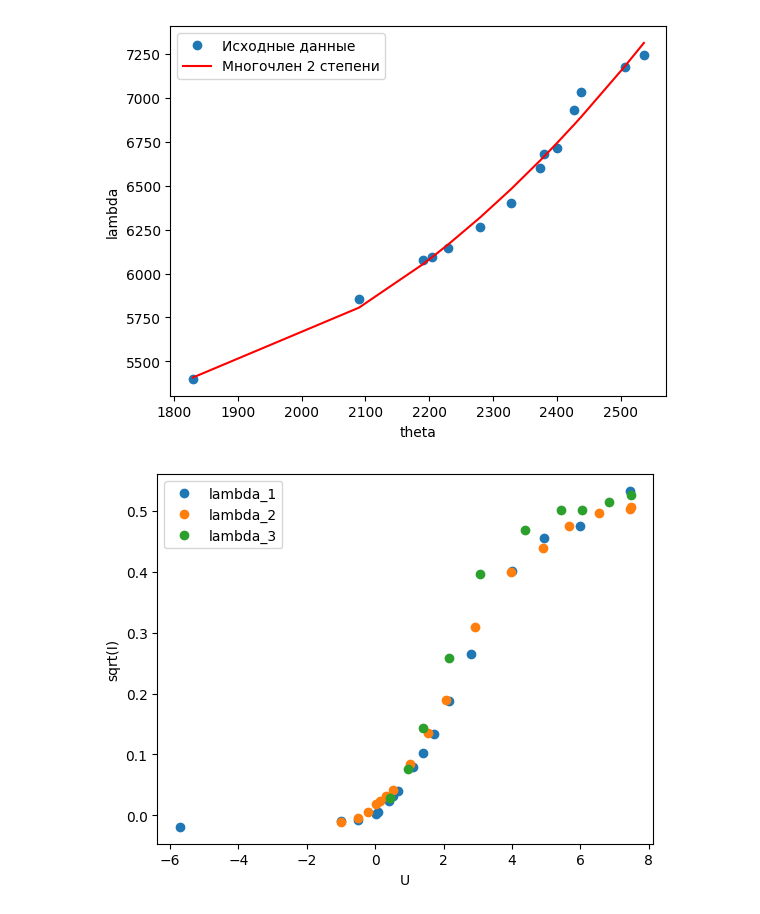
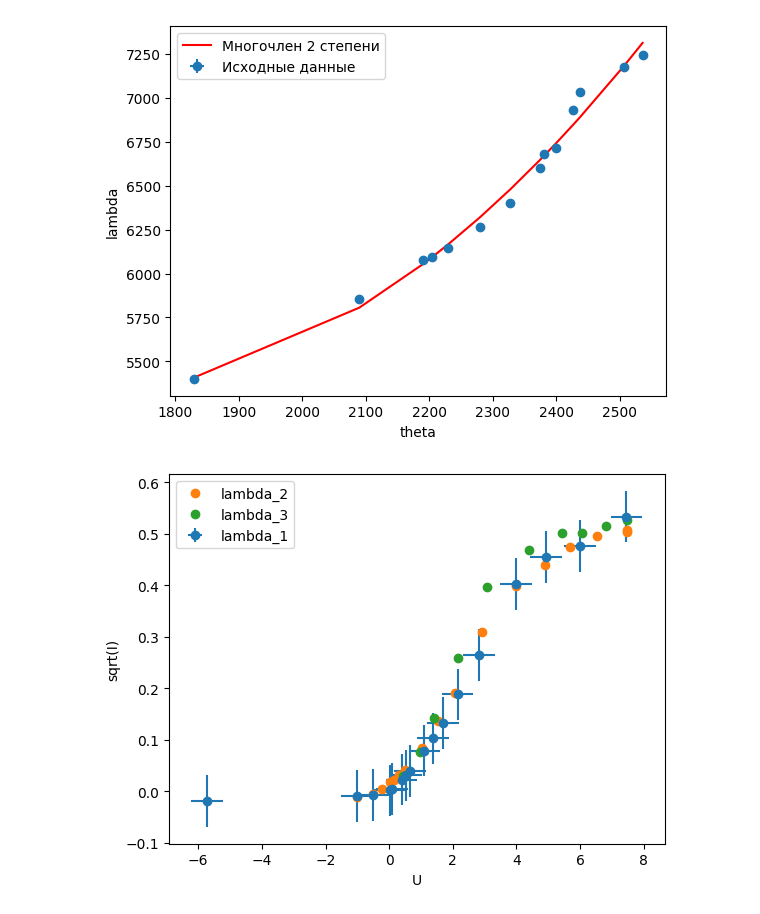
Before and after one commit to MariaKlimenteva/lab_work, a Jupyter notebook: 1.1.ipynb, the cells around one changed output. Saved outputs shown, nothing was run; the diff lists cells and outputs as text; code cells hidden in the pictures.

```diff
--- a/1.1.ipynb
+++ b/1.1.ipynb
@@ -14,8 +51,10 @@ angle_ = [2536, 2506, 2438, 2427, 2400, 2380, 2374, 2328, 2280, 2230, 2204, 2190
 z = np.polyfit(angle_, lambda_, 2)
 p = np.poly1d(z)
 
+err_x = [2, 2, 2, 2, 2, 2, 2, 2, 2, 2, 2, 2, 2, 2]
+
 # Создаем график
-plt.plot(angle_, lambda_, 'o', label='Исходные данные')
+plt.errorbar(angle_, lambda_, xerr=err_x, yerr=0, fmt='o', label='Исходные данные')
 plt.plot(angle_, p(angle_), 'r-', label='Многочлен 2 степени')
 
 # Добавляем подписи осей и легенду
@@ -26,29 +65,32 @@ plt.legend()
 # Отображаем график
 plt.show()
 # %% [output]
-[figure, old version]
+[figure, new version]
 # %%
 sqrtI_1 = [0.533, 0.476, 0.455, 0.402, 0.265, 0.186+0.002, 0.131+0.002, 0.101+0.002, 0.077+0.002, 0.038+0.002, 0.029+0.002, 0.021+0.002, 0.003+0.002, 0+0.002, -0.009+0.002, -0.011+0.002, -0.021+0.002]
 U_1 = [7.46, 5.997, 4.932, 3.998, 2.813, 2.151, 1.706, 1.39, 1.109, 0.661, 0.531, 0.391, 0.090, 0.024, -0.504, -1.011, -5.714]
 
+x_err = [0.5, 0.5, 0.5, 0.5, 0.5, 0.5, 0.5, 0.5, 0.5, 0.5, 0.5, 0.5, 0.5, 0.5, 0.5, 0.5, 0.5]
+y_err = [0.05, 0.05, 0.05, 0.05, 0.05, 0.05, 0.05, 0.05, 0.05, 0.05, 0.05, 0.05, 0.05, 0.05, 0.05, 0.05, 0.05]
+
 # Создаем график
-plt.plot(U_1, sqrtI_1, 'o', label='lambda_1')
+plt.errorbar(U_1, sqrtI_1, xerr=x_err, yerr=y_err, fmt='o', label='lambda_1')
 
 sqrtI_2 = [0.503, 0.496, 0.440, 0.475, 0.507, 0.399, 0.296+0.013, 0.177+0.013, 0.123+0.013, 0.072+0.013, 0.029+0.013, 0.019+0.013, 0.010+0.013, 0.005+0.013, -0.008+0.013, -0.018+0.013, -0.024+0.013]
 U_2 = [7.467, 6.537, 4.907, 5.678, 7.472, 3.984, 2.924, 2.064, 1.547, 1.030, 0.510, 0.309, 0.145, 0.024, -0.209, -0.503, -1.009]
 
 plt.plot(U_2, sqrtI_2, 'o', label='lambda_2')
 sqrtI_3 = [0.526, 0.515, 0.502, 0.501, 0.468, 0.397, 0.259, 0.143, 0.076, 0.029]
 U_3 = [7.475, 6.825, 6.063, 5.430, 4.384, 3.077, 2.154, 1.406, 0.96, 0.424]
 
 plt.plot(U_3, sqrtI_3, 'o', label='lambda_3')
 
 # Добавляем подписи осей и легенду
 plt.xlabel('U')
 plt.ylabel('sqrt(I)')
 plt.legend()
 
 # Отображаем график
 plt.show()
 # %% [output]
-[figure, old version]
+[figure, new version]
```
Also changed, not shown: parts of 8 cells of this notebook.
